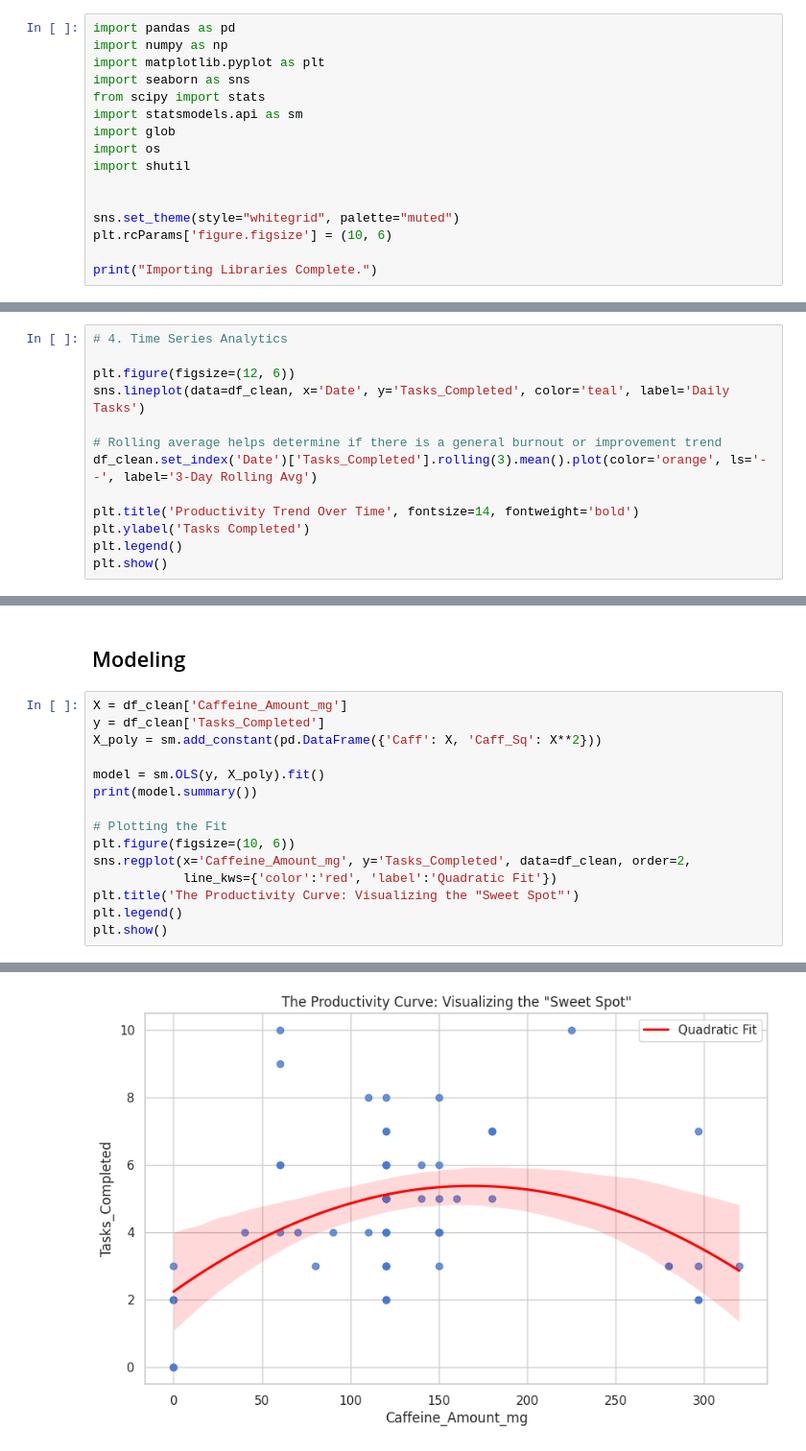
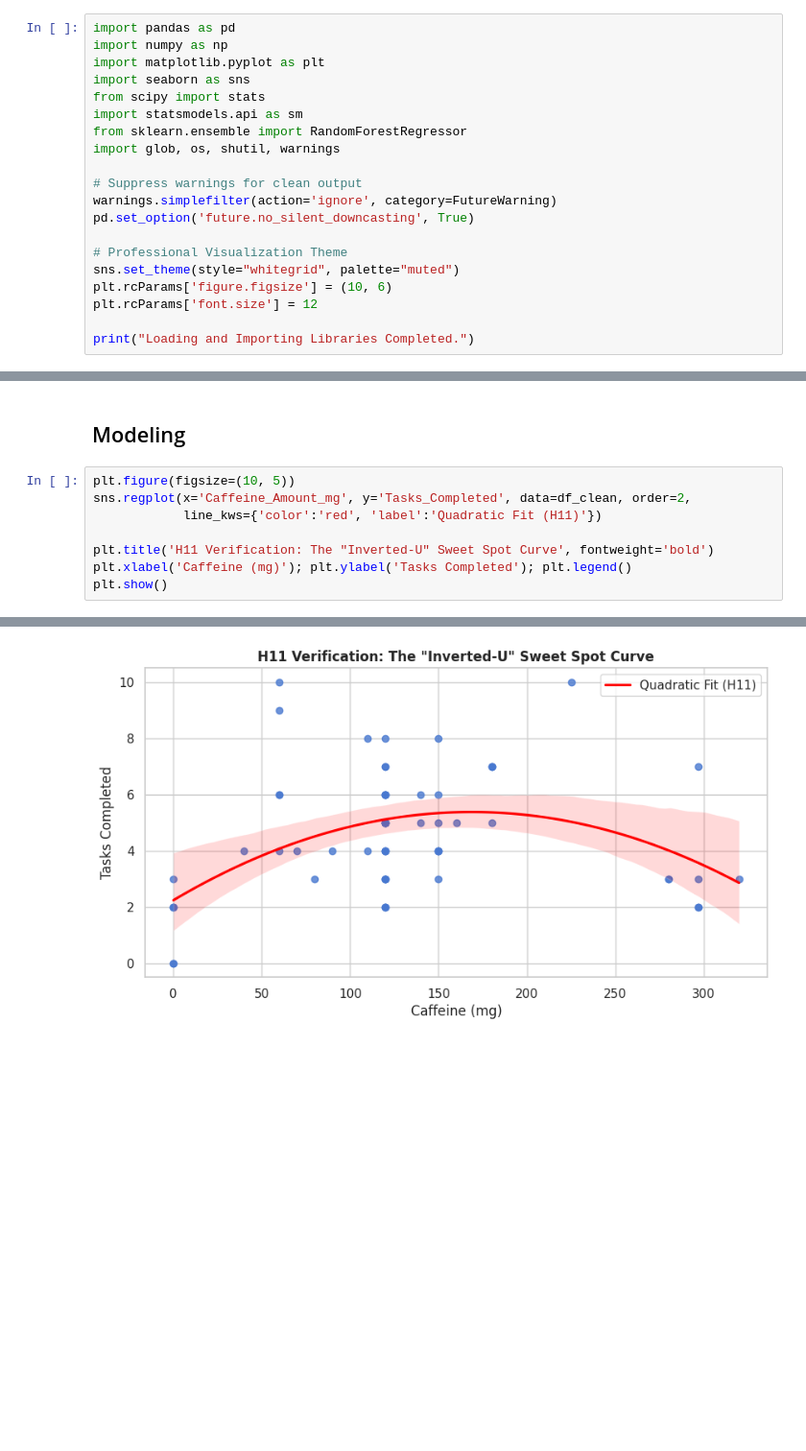
Before and after one commit to rachocr/CCDATSCL_PROJECT, a Jupyter notebook: FINALS_Notebook.ipynb, the cells around one changed output, grey strips where cells are left out. Shown at 96% size. Saved outputs shown, nothing was run; the diff lists cells and outputs as text; blank space fills up the shorter version.

```diff
--- a/FINALS_Notebook.ipynb
+++ b/FINALS_Notebook.ipynb
@@ -9,13 +9,17 @@ import matplotlib.pyplot as plt
 import seaborn as sns
 from scipy import stats
 import statsmodels.api as sm
-import glob
-import os
-import shutil
+from sklearn.ensemble import RandomForestRegressor
+import glob, os, shutil, warnings
 
+# Suppress warnings for clean output
+warnings.simplefilter(action='ignore', category=FutureWarning)
+pd.set_option('future.no_silent_downcasting', True)
 
+# Professional Visualization Theme
 sns.set_theme(style="whitegrid", palette="muted")
 plt.rcParams['figure.figsize'] = (10, 6)
+plt.rcParams['font.size'] = 12
 
-print("Importing Libraries Complete.")
+print("Loading and Importing Libraries Completed.")
 # %% [output]
@@ -237,13 +216,0 @@ check_outliers(df_clean, 'Tasks_Completed')
-# %%
-# 4. Time Series Analytics
-
-plt.figure(figsize=(12, 6))
-sns.lineplot(data=df_clean, x='Date', y='Tasks_Completed', color='teal', label='Daily Tasks')
-
-# Rolling average helps determine if there is a general burnout or improvement trend
-df_clean.set_index('Date')['Tasks_Completed'].rolling(3).mean().plot(color='orange', ls='--', label='3-Day Rolling Avg')
-
-plt.title('Productivity Trend Over Time', fontsize=14, fontweight='bold')
-plt.ylabel('Tasks Completed')
-plt.legend()
-plt.show()
@@ -338,18 +312,11 @@ DECISION: Reject H02. Significant evidence that coffee type influences productiv
 # %% [markdown]
 ## Modeling
 # %%
-X = df_clean['Caffeine_Amount_mg']
-y = df_clean['Tasks_Completed']
-X_poly = sm.add_constant(pd.DataFrame({'Caff': X, 'Caff_Sq': X**2}))
+plt.figure(figsize=(10, 5))
+sns.regplot(x='Caffeine_Amount_mg', y='Tasks_Completed', data=df_clean, order=2,
+            line_kws={'color':'red', 'label':'Quadratic Fit (H11)'})
 
-model = sm.OLS(y, X_poly).fit()
-print(model.summary())
-
-# Plotting the Fit
-plt.figure(figsize=(10, 6))
-sns.regplot(x='Caffeine_Amount_mg', y='Tasks_Completed', data=df_clean, order=2,
-            line_kws={'color':'red', 'label':'Quadratic Fit'})
-plt.title('The Productivity Curve: Visualizing the "Sweet Spot"')
-plt.legend()
+plt.title('H11 Verification: The "Inverted-U" Sweet Spot Curve', fontweight='bold')
+plt.xlabel('Caffeine (mg)'); plt.ylabel('Tasks Completed'); plt.legend()
 plt.show()
 # %% [output]
@@ -373 +323 @@ strong multicollinearity or other numerical problems.
-[figure, old version]
+[figure, new version]
```
Also changed, not shown: parts of 28 cells of this notebook.
